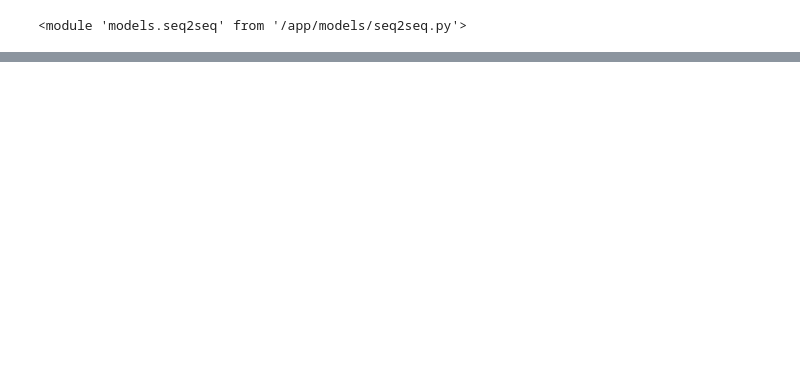
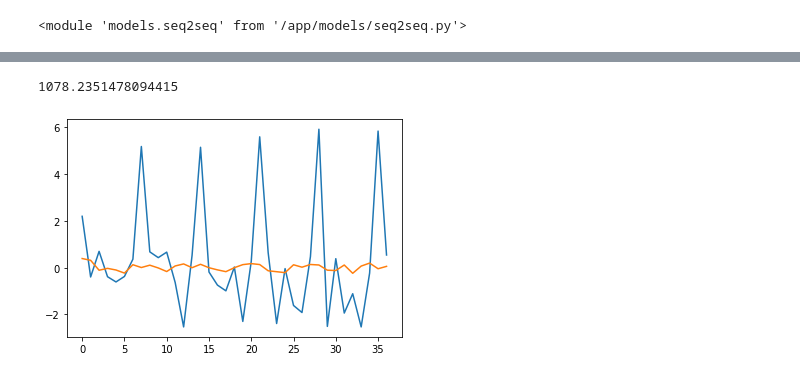
Before and after one commit to Kim-inhwan/forecast-covid, a Jupyter notebook: analysis.ipynb, the cells around one changed output, grey strips where cells are left out. Drawn from its saved outputs; the diff is of its cells as text; code cells hidden in the pictures; blank space fills up the shorter version.

```diff
--- a/analysis.ipynb
+++ b/analysis.ipynb
@@ -83,0 +88,20 @@ plt.close()
+# %%
+target_data = covid_data[["decideCnt"]].values
+target_data = np.diff(target_data, n=2, axis=0)
+scaler = StandardScaler()
+scaler.fit(target_data)
+scaled_data = scaler.transform(target_data)
+
+sarimax = SARIMAX(scaled_data[:-INPUT_WIDTH-LABEL_WIDTH-1],
+                  order=(2, 0, 2), seasonal_order=(1, 0, 2, 52))
+sarimax_fit = sarimax.fit()
+# %%
+sarimax_fit.aic
+# %% [output]
+1078.2351478094415
+# %%
+plt.plot(scaled_data[-INPUT_WIDTH-LABEL_WIDTH-1:])
+plt.plot(sarimax_fit.get_forecast(INPUT_WIDTH+LABEL_WIDTH+1).predicted_mean)
+plt.show()
+# %% [output]
+[figure, added]
```
Also changed, not shown: parts of 55 cells of this notebook, 5 other files.
